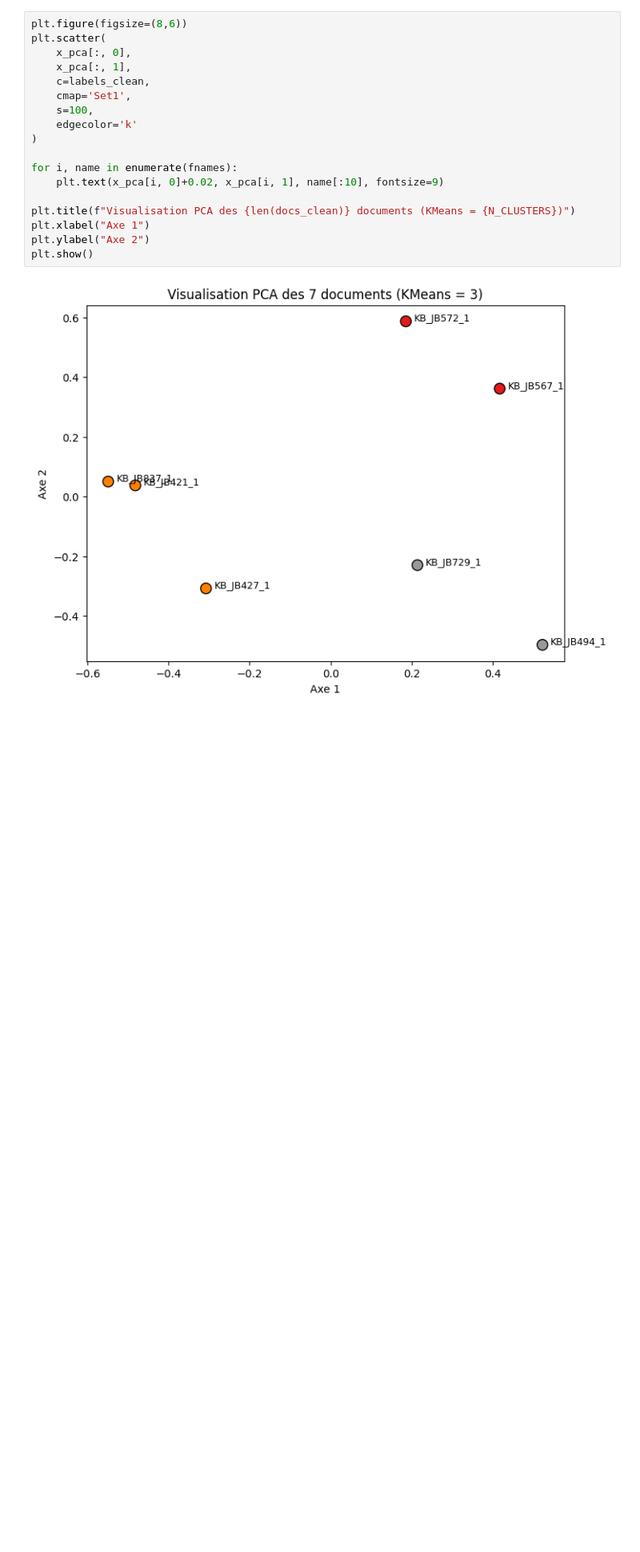
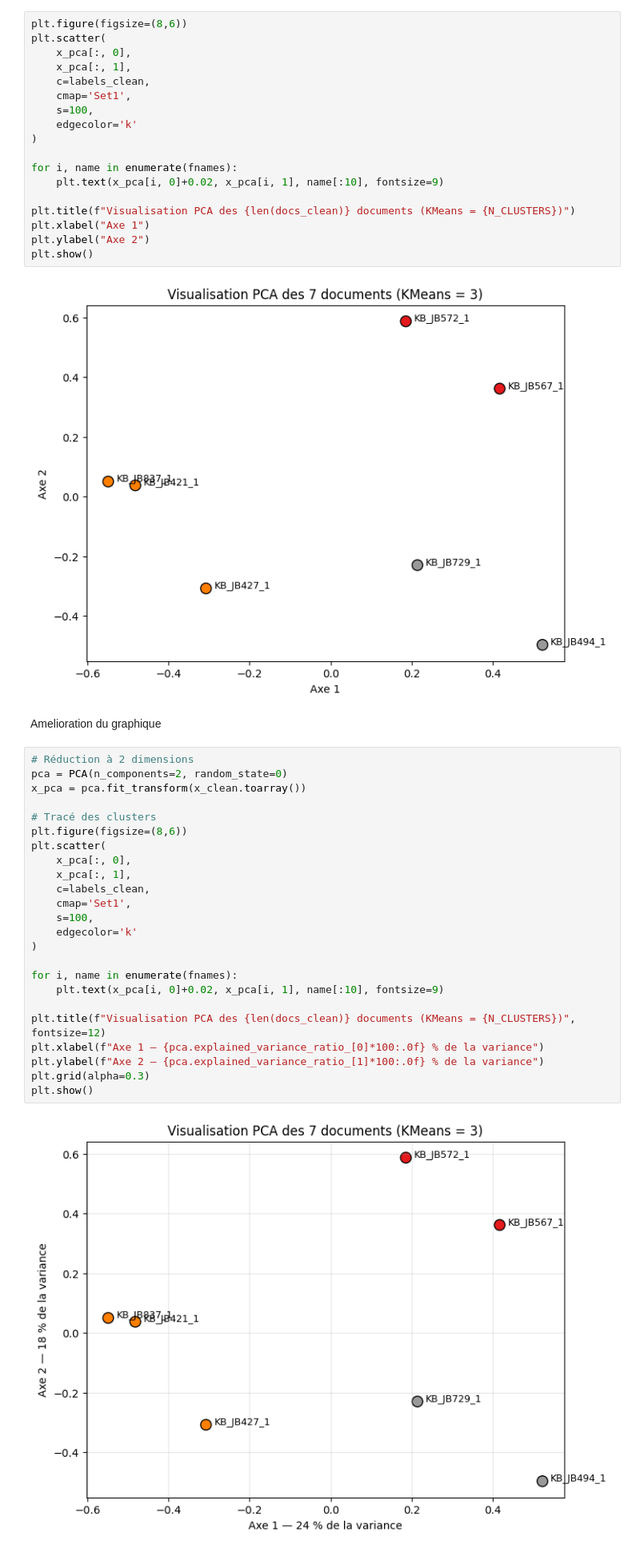
Before and after one commit to ArmelFopa/Projet_TAC_1, a Jupyter notebook: tps/tp3/s2_clustering.ipynb, the cells around one changed output. Shown: that part at 80% size. Cells and saved outputs as stored; diff of their text form; blank space fills up the shorter version.

```diff
--- a/tps/tp3/s2_clustering.ipynb
+++ b/tps/tp3/s2_clustering.ipynb
@@ -365,3 +365,31 @@ plt.ylabel("Axe 2")
 plt.show()
 # %% [output]
 [figure]
+# %% [markdown]
+Amelioration du graphique
+# %%
+# Réduction à 2 dimensions
+pca = PCA(n_components=2, random_state=0)
+x_pca = pca.fit_transform(x_clean.toarray())
+
+# Tracé des clusters
+plt.figure(figsize=(8,6))
+plt.scatter(
+    x_pca[:, 0],
+    x_pca[:, 1],
+    c=labels_clean,
+    cmap='Set1',
+    s=100,
+    edgecolor='k'
+)
+
+for i, name in enumerate(fnames):
+    plt.text(x_pca[i, 0]+0.02, x_pca[i, 1], name[:10], fontsize=9)
+
+plt.title(f"Visualisation PCA des {len(docs_clean)} documents (KMeans = {N_CLUSTERS})", fontsize=12)
+plt.xlabel(f"Axe 1 — {pca.explained_variance_ratio_[0]*100:.0f} % de la variance")
+plt.ylabel(f"Axe 2 — {pca.explained_variance_ratio_[1]*100:.0f} % de la variance")
+plt.grid(alpha=0.3)
+plt.show()
+# %% [output]
+[figure, added]
```
